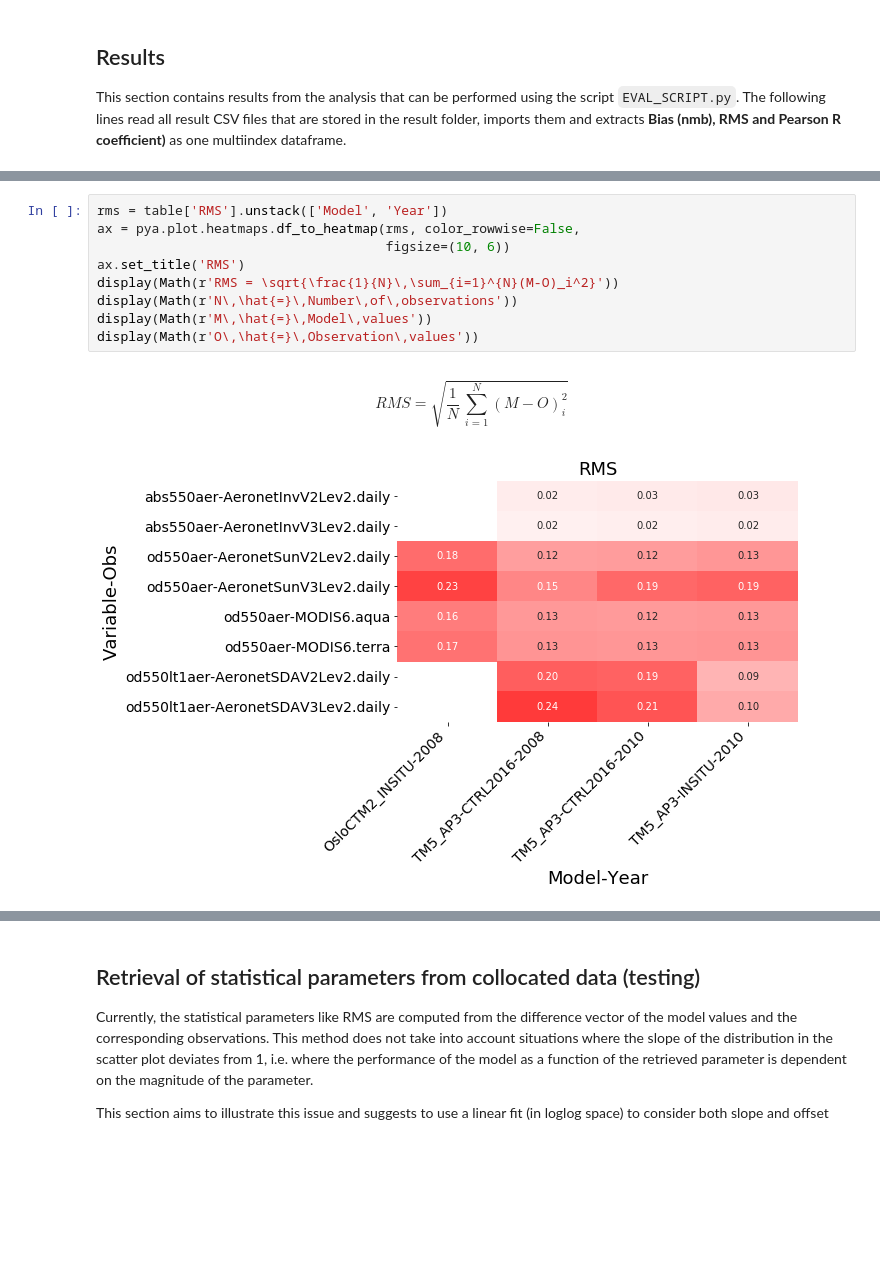
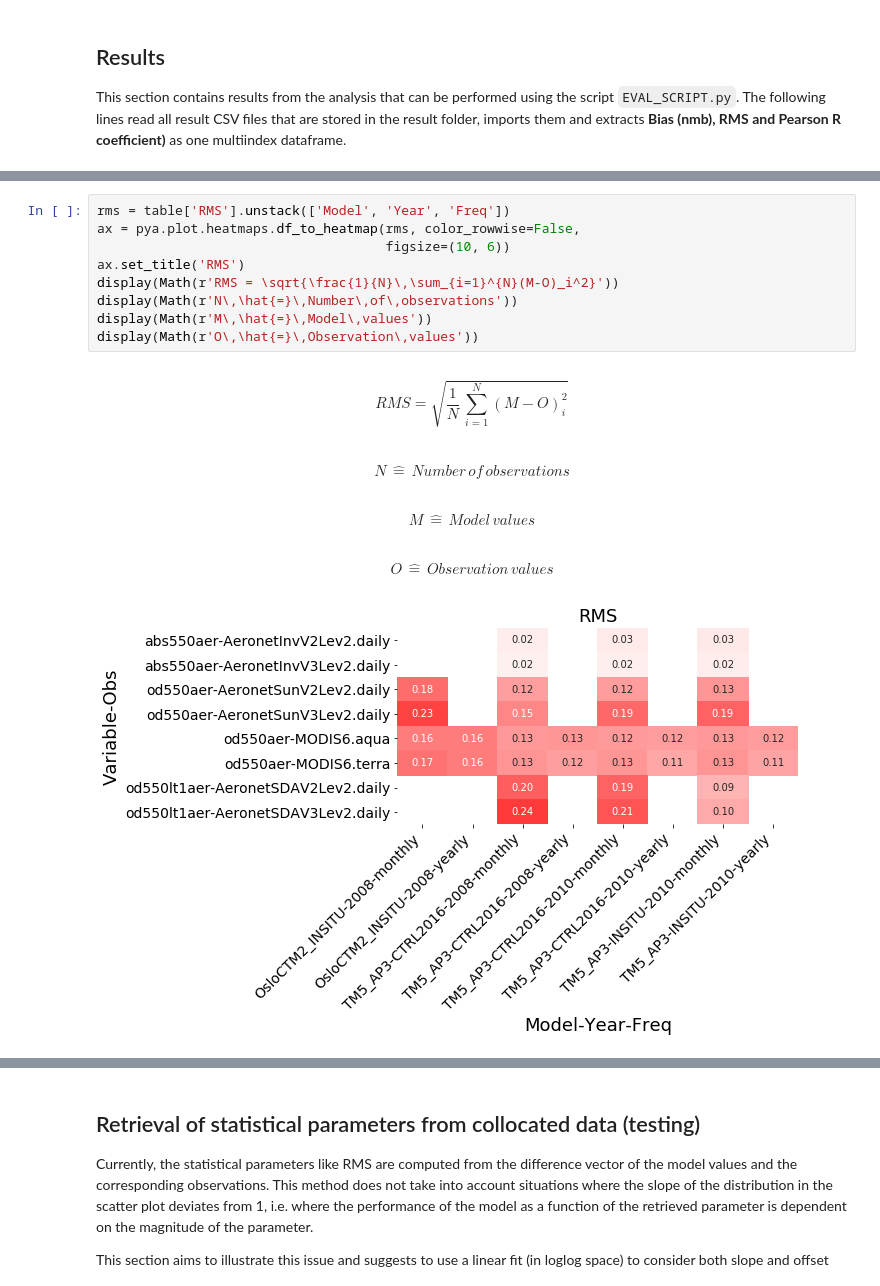
Before and after one commit to jgliss/aerocom_obs_props, a Jupyter notebook: results_overview.ipynb, the cells around one changed output, grey strips where cells are left out. Saved outputs shown, nothing was run; the diff lists cells and outputs as text; blank space fills up the shorter version.

```diff
--- a/results_overview.ipynb
+++ b/results_overview.ipynb
@@ -189,13 +153,16 @@ $$O\,\hat{=}\,Observation\,values$$
 # %%
-rms = table['RMS'].unstack(['Model', 'Year'])
+rms = table['RMS'].unstack(['Model', 'Year', 'Freq'])
 ax = pya.plot.heatmaps.df_to_heatmap(rms, color_rowwise=False,
                                      figsize=(10, 6))
 ax.set_title('RMS')
 display(Math(r'RMS = \sqrt{\frac{1}{N}\,\sum_{i=1}^{N}(M-O)_i^2}'))
 display(Math(r'N\,\hat{=}\,Number\,of\,observations'))
 display(Math(r'M\,\hat{=}\,Model\,values'))
 display(Math(r'O\,\hat{=}\,Observation\,values'))
 # %% [output]
 $$RMS = \sqrt{\frac{1}{N}\,\sum_{i=1}^{N}(M-O)_i^2}$$
+$$N\,\hat{=}\,Number\,of\,observations$$
+$$M\,\hat{=}\,Model\,values$$
+$$O\,\hat{=}\,Observation\,values$$
-[figure, old version]
+[figure, new version]
 # %%
```
Also changed, not shown: parts of 11 cells of this notebook, 3 other files.
